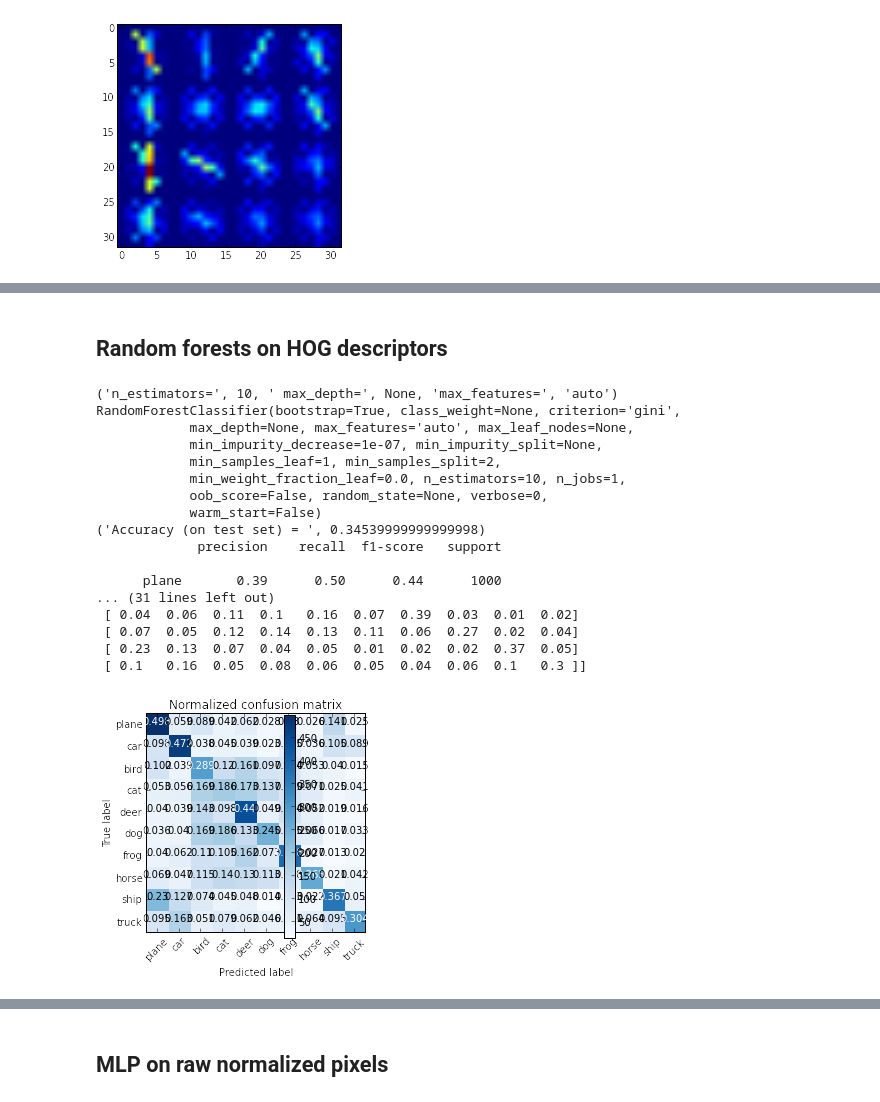
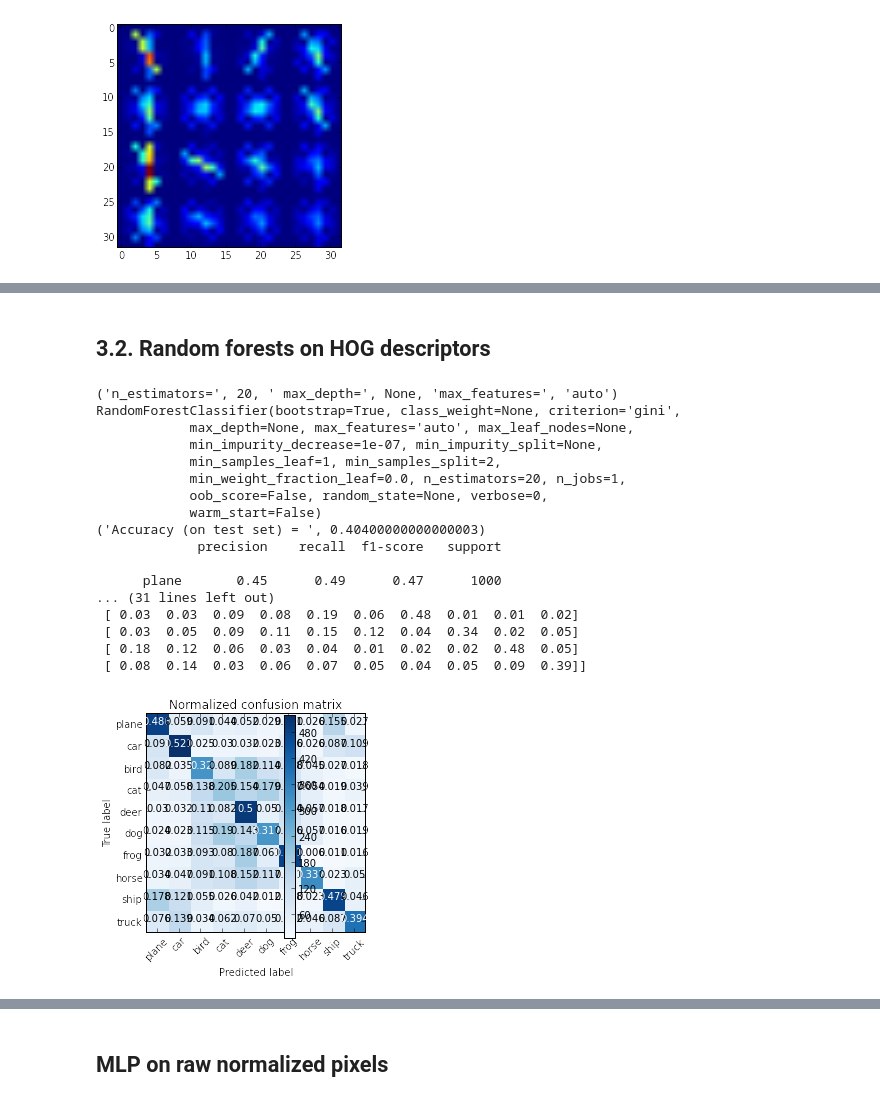
Before and after one commit to gregoiredgt/Mini_projet, a Jupyter notebook: cifar10_notebook.ipynb, the cells around one changed output, grey strips where cells are left out. Cells and saved outputs as stored; diff of their text form; code cells hidden in the pictures.

```diff
--- a/cifar10_notebook.ipynb
+++ b/cifar10_notebook.ipynb
@@ -284,5 +275,5 @@ Normalized confusion matrix
 # %% [markdown]
-## Random forests on HOG descriptors
+## 3.2. Random forests on HOG descriptors
 # %%
 #Random Forests
 from sklearn.ensemble import RandomForestClassifier
@@ -290,7 +281,7 @@ from sklearn.metrics import classification_report
 from sklearn.metrics import confusion_matrix
 
 # Create and train a Random Forest classifier
-clf = RandomForestClassifier(n_estimators=10, criterion='gini', max_depth=None,
+clf = RandomForestClassifier(n_estimators=20, criterion='gini', max_depth=None,
                              min_samples_split=2, min_samples_leaf=1,
                              min_weight_fraction_leaf=0.0, max_features='auto',
                              max_leaf_nodes=None, min_impurity_decrease=1e-07, bootstrap=True,
@@ -301,39 +292,39 @@ clf = clf.fit(XHog_train_img_norm, y_train.ravel())
 print("n_estimators=", clf.n_estimators, " max_depth=",clf.max_depth,
       "max_features=", clf.max_features)
 print(clf)
 
 # accuracy :
 score = clf.score(XHog_test_img_norm, y_test)
 print("Accuracy (on test set) = ", score)
 
 # resultats et matrice de confusion
 y_true, y_pred_rf = y_test, clf.predict(XHog_test_img_norm)
 class_names = ['plane', 'car', 'bird', 'cat', 'deer', 'dog', 'frog', 'horse', 'ship', 'truck']
 print( classification_report(y_true, y_pred_rf, target_names=class_names) )
 
 print("\n CONFUSION MATRIX")
 cnf_matrix_rf=confusion_matrix(y_true, y_pred_rf)
 print( cnf_matrix_rf )
 np.set_printoptions(precision=2)
 plt.figure()
 plot_confusion_matrix(cnf_matrix_rf, classes=class_names, normalize=True, title='Normalized confusion matrix')
 plt.show()
 # %% [output]
-('n_estimators=', 10, ' max_depth=', None, 'max_features=', 'auto')
+('n_estimators=', 20, ' max_depth=', None, 'max_features=', 'auto')
 RandomForestClassifier(bootstrap=True, class_weight=None, criterion='gini',
             max_depth=None, max_features='auto', max_leaf_nodes=None,
             min_impurity_decrease=1e-07, min_impurity_split=None,
             min_samples_leaf=1, min_samples_split=2,
-            min_weight_fraction_leaf=0.0, n_estimators=10, n_jobs=1,
+            min_weight_fraction_leaf=0.0, n_estimators=20, n_jobs=1,
             oob_score=False, random_state=None, verbose=0,
             warm_start=False)
-('Accuracy (on test set) = ', 0.34539999999999998)
+('Accuracy (on test set) = ', 0.40400000000000003)
              precision    recall  f1-score   support
 
-      plane       0.39      0.50      0.44      1000
+      plane       0.45      0.49      0.47      1000
 ... (31 lines left out)
- [ 0.04  0.06  0.11  0.1   0.16  0.07  0.39  0.03  0.01  0.02]
- [ 0.07  0.05  0.12  0.14  0.13  0.11  0.06  0.27  0.02  0.04]
- [ 0.23  0.13  0.07  0.04  0.05  0.01  0.02  0.02  0.37  0.05]
- [ 0.1   0.16  0.05  0.08  0.06  0.05  0.04  0.06  0.1   0.3 ]]
+ [ 0.03  0.03  0.09  0.08  0.19  0.06  0.48  0.01  0.01  0.02]
+ [ 0.03  0.05  0.09  0.11  0.15  0.12  0.04  0.34  0.02  0.05]
+ [ 0.18  0.12  0.06  0.03  0.04  0.01  0.02  0.02  0.48  0.05]
+ [ 0.08  0.14  0.03  0.06  0.07  0.05  0.04  0.05  0.09  0.39]]
-[figure, old version]
+[figure, new version]
```
Also changed, not shown: parts of 12 cells of this notebook.
